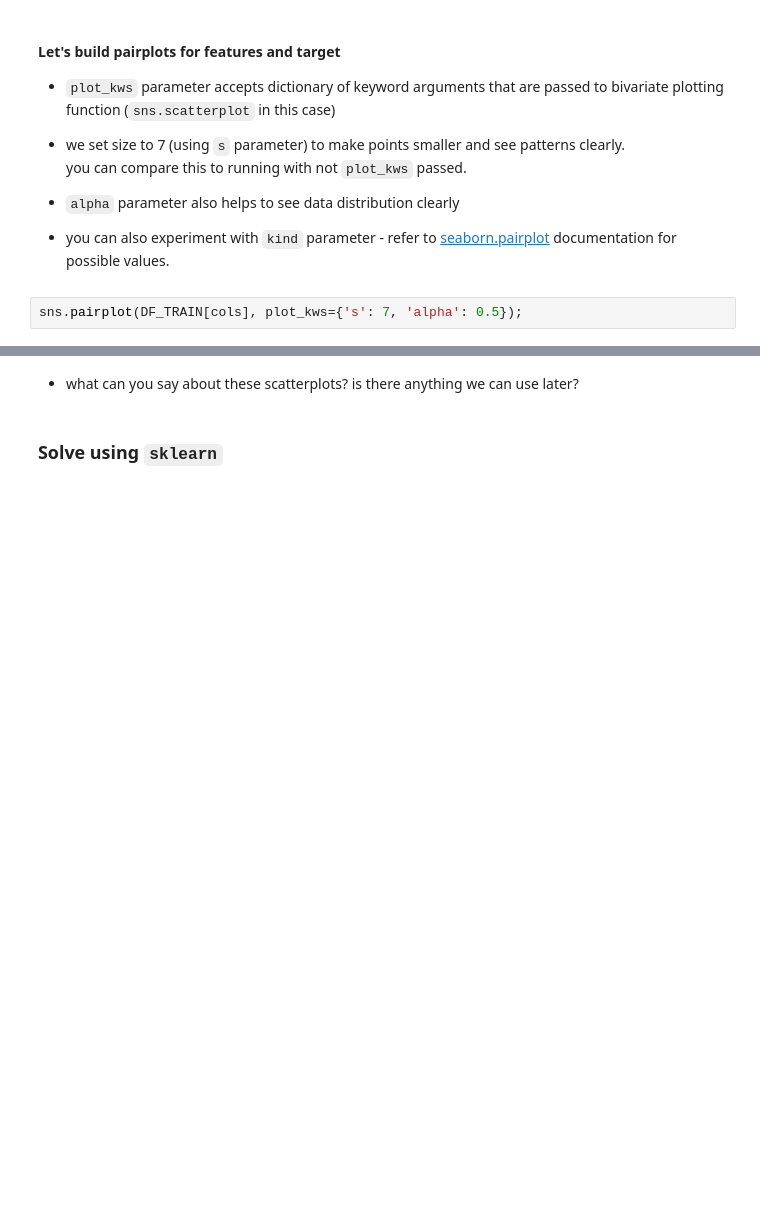
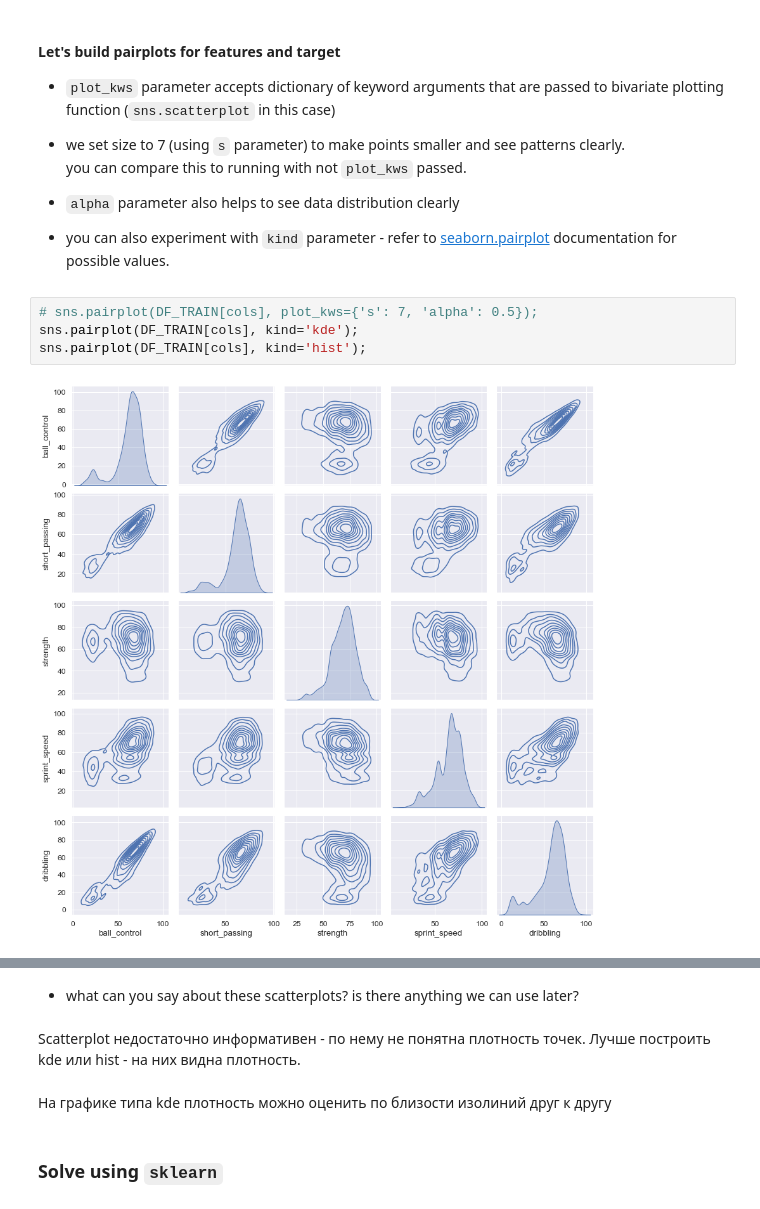
Before and after one commit to zappaz00/3_linear_regression, a Jupyter notebook: linear_regression.ipynb, the cells around one changed output, grey strips where cells are left out. Drawn from its saved outputs; the diff is of its cells as text; blank space fills up the shorter version.

```diff
--- a/linear_regression.ipynb
+++ b/linear_regression.ipynb
@@ -854,4 +884,8 @@ You can refer to [seaborn.heatmap](https://seaborn.pydata.org/generated/seaborn.
   [seaborn.pairplot](https://seaborn.pydata.org/generated/seaborn.pairplot.html)
   documentation for possible values.
 # %%
-sns.pairplot(DF_TRAIN[cols], plot_kws={'s': 7, 'alpha': 0.5});
+# sns.pairplot(DF_TRAIN[cols], plot_kws={'s': 7, 'alpha': 0.5});
+sns.pairplot(DF_TRAIN[cols], kind='kde');
+sns.pairplot(DF_TRAIN[cols], kind='hist');
+# %% [output]
+[figure, added]
@@ -858,5 +893,9 @@ sns.pairplot(DF_TRAIN[cols], plot_kws={'s': 7, 'alpha': 0.5});
 # %% [markdown]
 * what can you say about these scatterplots? is there anything we can use later?
+# %% [markdown]
+Scatterplot недостаточно информативен - по нему не понятна плотность точек. Лучше построить kde или hist - на них видна плотность.
+# %% [markdown]
+На графике типа kde плотность можно оценить по близости изолиний друг к другу
 # %% [markdown]
  ### Solve using `sklearn`
 # %%
```
Also changed, not shown: parts of 24 cells of this notebook.
